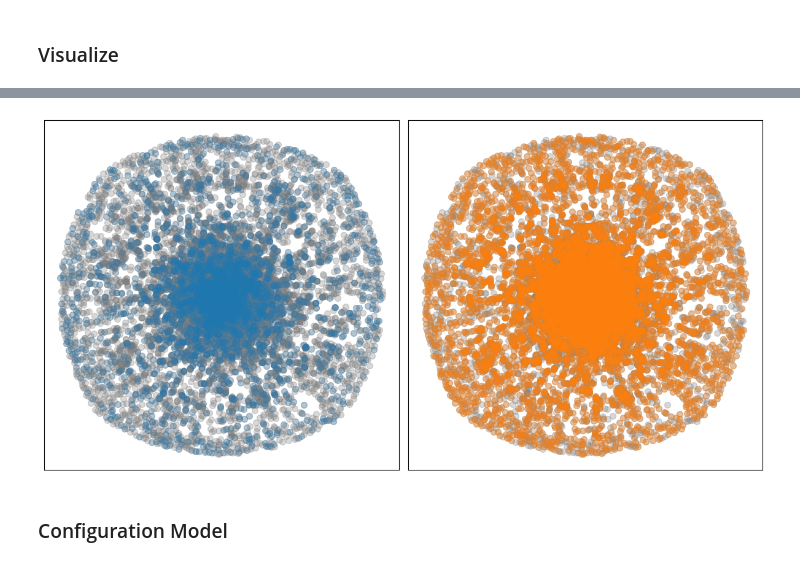
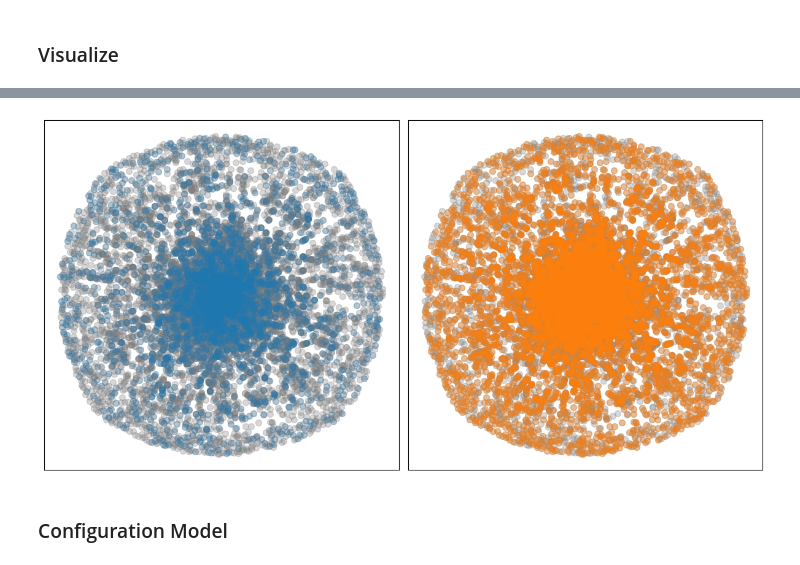
Before and after one commit to Cristiana-Cocheci/CompSocialScience_Erasmus, a Jupyter notebook: scripts/orgnet_properties.ipynb, the cells around one changed output, grey strips where cells are left out. Drawn from its saved outputs; the diff is of its cells as text; code cells hidden in the pictures.

```diff
--- a/scripts/orgnet_properties.ipynb
+++ b/scripts/orgnet_properties.ipynb
@@ -13,5 +16,15 @@ from helpers import read_ka2_graphml, digraph_config_model, language_similarity,
+# %%
+df = pd.read_csv('../data/ka2_mobility_data_cleaned.csv')
+years = list(df['Mobility Year'].unique())
+years.append("all")
+
+for year in years:
+    G = create_network_org(df, year=year)
+    nx.write_graphml(G, f'../data/ka2_graphs/ka2_mobility_network_org_{year}.graphml')
 # %% [markdown]
 ## Load the network
 # %%
-G = read_ka2_graph(years=np.arange(2017, 2020, 1), graph_dir='../data/ka2_graphs/', fname_prefix='ka2_mobility_network_org_')
+start = 2017
+end = 2019
+G = read_ka2_graphml(years=np.arange(start, end+1, 1), graph_dir='../data/ka2_graphs/', fname_prefix='ka2_mobility_network_org_')
 # %% [output]
@@ -45,5 +58,8 @@ lang, culture, econ = get_node_metadata(G, df)
 ### Visualize
 # %%
 %%time
-pos=nx.spring_layout(G, seed=42)
+cleanG = G.copy()
+selfloops = nx.selfloop_edges(cleanG)
+cleanG.remove_edges_from(selfloops)
+pos=nx.spring_layout(cleanG, seed=42)
 # %% [output]
@@ -52,22 +68,21 @@ Wall time: 5min 32s
 # %%
 tableau = mpl.colors.TABLEAU_COLORS
 fig, axs = plt.subplots(1, 2, figsize=(12,6))
 
-nx.draw_networkx_nodes(G, pos=pos,
+nx.draw_networkx_nodes(cleanG, pos=pos,
                        node_color=tableau['tab:gray'], alpha=.3, node_size=50, ax=axs[0])
-nx.draw_networkx_nodes(G, pos=pos,
+nx.draw_networkx_nodes(cleanG, pos=pos,
                        nodelist=[n for n in G if econ.get(n)=='Emerging_Market'],
                        node_color=tableau['tab:blue'], alpha=.2, node_size=50, ax=axs[0])
-
-nx.draw_networkx_nodes(G, pos=pos,
+nx.draw_networkx_nodes(cleanG, pos=pos,
                        node_color=tableau['tab:gray'], alpha=.3, node_size=50, ax=axs[1])
-nx.draw_networkx_nodes(G, pos=pos,
+nx.draw_networkx_nodes(cleanG, pos=pos,
                        nodelist=[n for n in G if econ.get(n)=='Advanced_Economy'],
                        node_color=tableau['tab:orange'], alpha=.3, node_size=50, ax=axs[1])
 plt.tight_layout()
 plt.show()
 # %% [output]
-[figure, old version]
+[figure, new version]
 # %% [markdown]
 ### Configuration Model
 # %%
```
Also changed, not shown: parts of 26 cells of this notebook, 2 other files.
